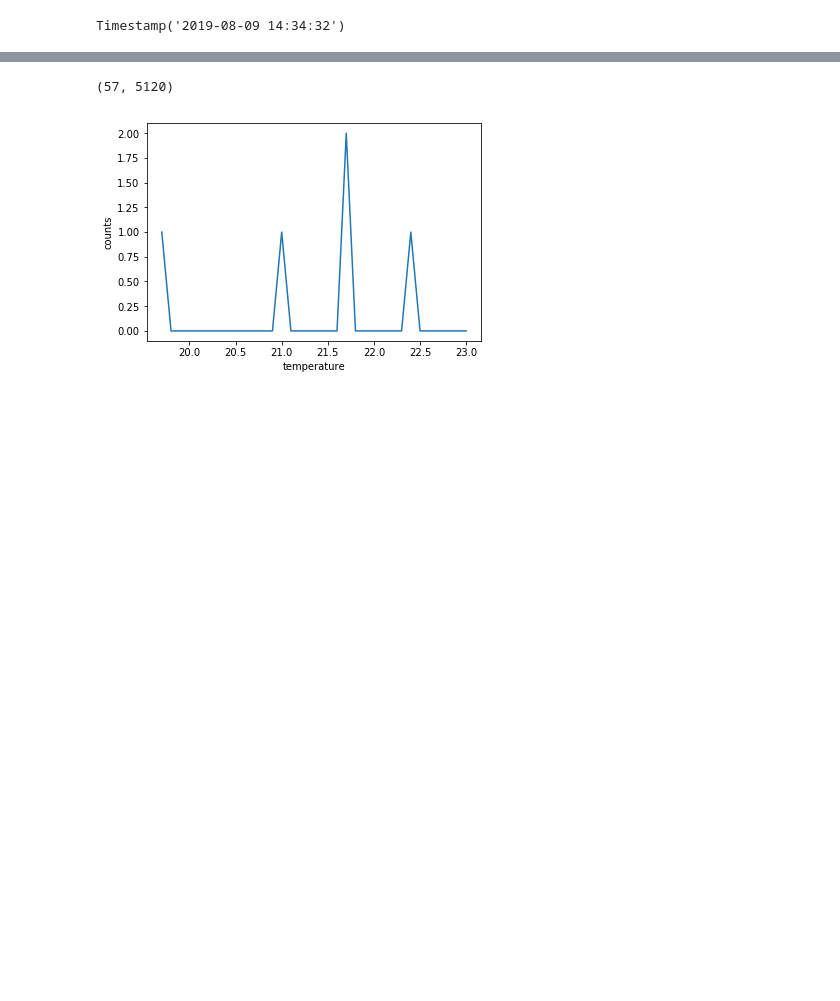
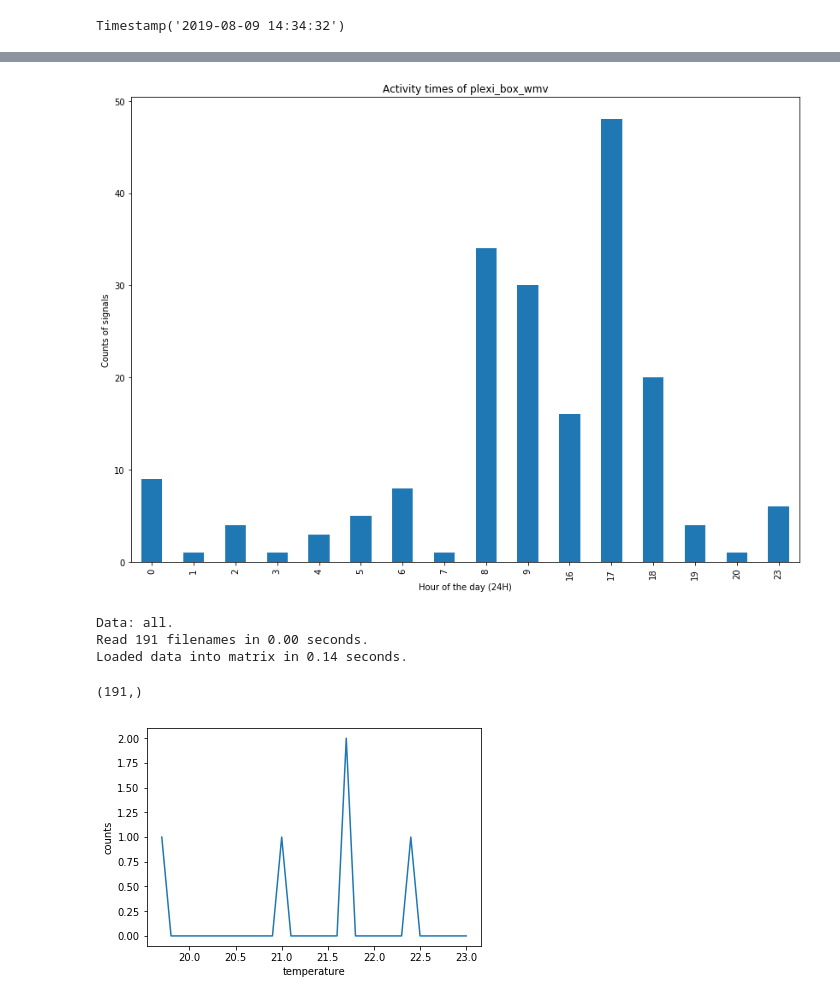
Before and after one commit to kalfasyan/wingbeat_frequencies, a Jupyter notebook: Jupyter_Notebooks/Analyzing_SDcard_data.ipynb, the cells around one changed output, grey strips where cells are left out. Cells and saved outputs as stored; diff of their text form; code cells hidden in the pictures; blank space fills up the shorter version.

```diff
--- a/Jupyter_Notebooks/Analyzing_SDcard_data.ipynb
+++ b/Jupyter_Notebooks/Analyzing_SDcard_data.ipynb
@@ -48,7 +43,18 @@ dataset.X.iloc[np.random.randint(0,dataset.X.shape[0])].plot()
+# %%
+dataset.plot_activity_times()
+# %% [output]
+[figure, added]
+# %%
+dataset.read(setting='psd_dB')
+# dataset.clean(threshold=10, plot=True)
+# %% [output]
+Data: all.
+Read 191 filenames in 0.00 seconds.
+Loaded data into matrix in 0.14 seconds.
 # %%
-dataset.X.shape
+dataset.filenames.shape
 # %% [output]
-(57, 5120)
+(191,)
 # %%
 # sig = dataset.X.values[np.random.randint(0,321),:]
 # # sig = butter_bandpass_filter(sig, L_CUTOFF, H_CUTOFF, F_S, B_ORDER)
```
Also changed, not shown: parts of 5 cells of this notebook, 5 other files.
